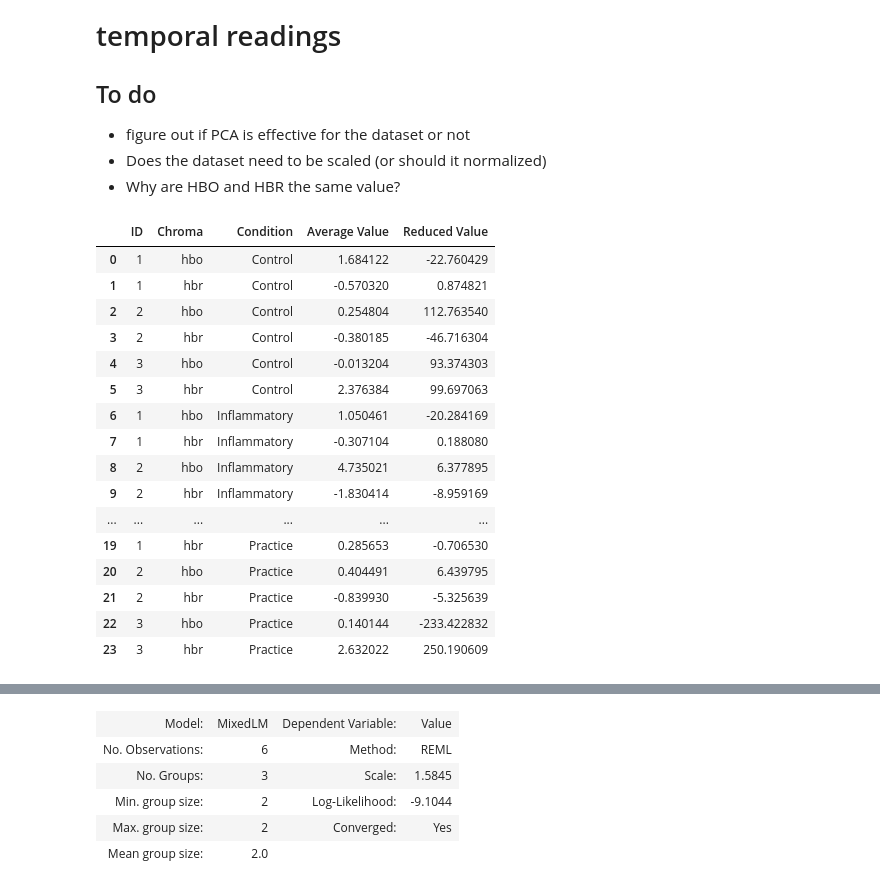
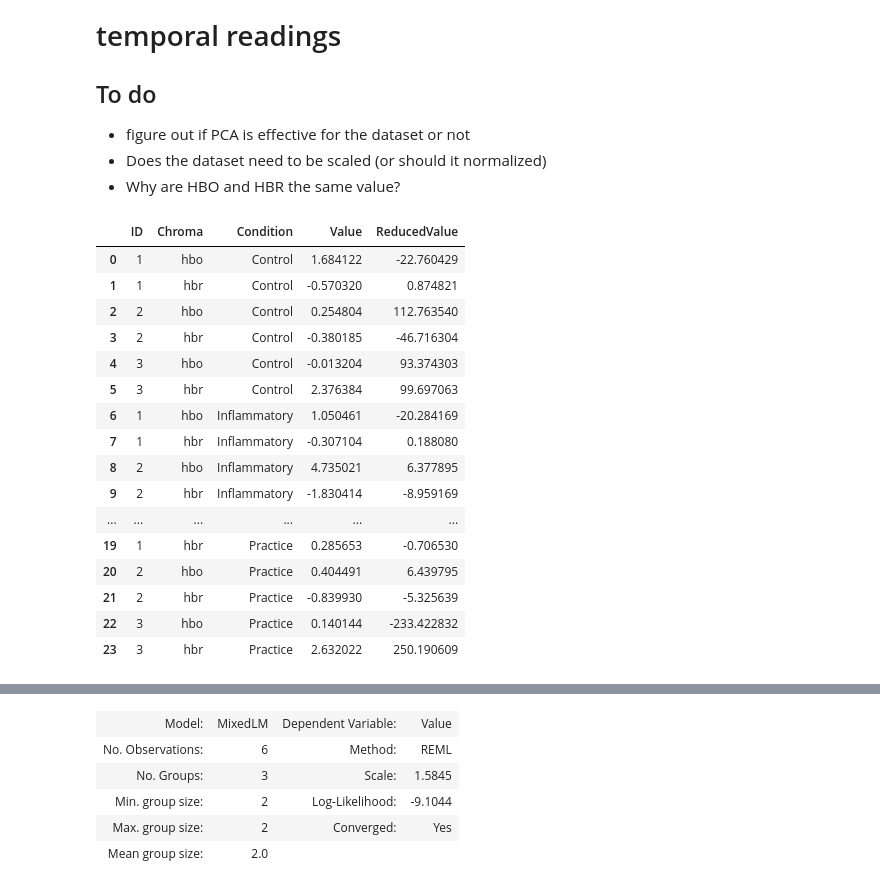
Before and after one commit to nolanrbrady/fNIRs-data-pipeline, a Jupyter notebook: python/Chatbot-python-pipeline.ipynb, the cells around one changed output, grey strips where cells are left out. Saved outputs shown, nothing was run; the diff lists cells and outputs as text; code cells hidden in the pictures.

```diff
--- a/python/Chatbot-python-pipeline.ipynb
+++ b/python/Chatbot-python-pipeline.ipynb
@@ -56,7 +78,7 @@ root_dir = '../../LabResearch/IndependentStudy/DataAnalysis'
 # %% [markdown]
 # Loop through subjects for individual analysis
 # %%
-all_epochs = aggregate_epochs(root_dir=root_dir, trigger_id=trigger_id, ignore=ignore)
+all_epochs = analysis_tools.aggregate_epochs(root_dir=root_dir, trigger_id=trigger_id, ignore=ignore)
 
 all_epochs
 # %% [output]
@@ -91,8 +123,8 @@ tmin=-1
 tmax=15
 # %%
 
-evoked = extract_average_amplitudes(all_epochs, columns, tmin, tmax)
-evoked
+df = analysis_tools.extract_average_amplitudes(all_epochs, tmin, tmax)
+df
 # %% [output]
 |  | ID | Chroma | Condition | Value |
 | 0 | 1 | hbo | Control | 1.684122 |
@@ -113,7 +145,7 @@ evoked
 | 23 | 3 | hbr | Practice | 2.632022 |
 # %%
 # Returns all measurements taken with each column being a sample taking at a certain time and the rows are a participant hbo or hbr.
-amplitudes = extract_all_amplitudes(all_epochs, columns, tmin, tmax)
+amplitudes = analysis_tools.extract_all_amplitudes(all_epochs, tmin, tmax)
 amplitudes
 # %% [output]
 |  | 0 | 1 | 2 | 3 | 4 | 5 | 6 | 7 | 8 | 9 | ... | ... |
@@ -151,17 +176,17 @@ temporal_measurements.shape
 # %%
 # scaler = StandardScaler()
 # measurements_df = scaler.fit_transform(measurements_df)
 # measurements_df = pd.DataFrame(measurements_df)
 
 pca = PCA(n_components=1)
 
-reduced_measurements = pca.fit_transform(measurements_df)
+reduced_measurements = pca.fit_transform(amplitudes)
 
-df['Reduced Value'] = reduced_measurements
+df['ReducedValue'] = reduced_measurements
 
 df
 # %% [output]
-|  | ID | Chroma | Condition | Average Value | Reduced Value |
+|  | ID | Chroma | Condition | Value | ReducedValue |
 | 0 | 1 | hbo | Control | 1.684122 | -22.760429 |
 | 1 | 1 | hbr | Control | -0.570320 | 0.874821 |
 | 2 | 2 | hbo | Control | 0.254804 | 112.763540 |
```
Also changed, not shown: parts of 8 cells of this notebook, 2 other files.
